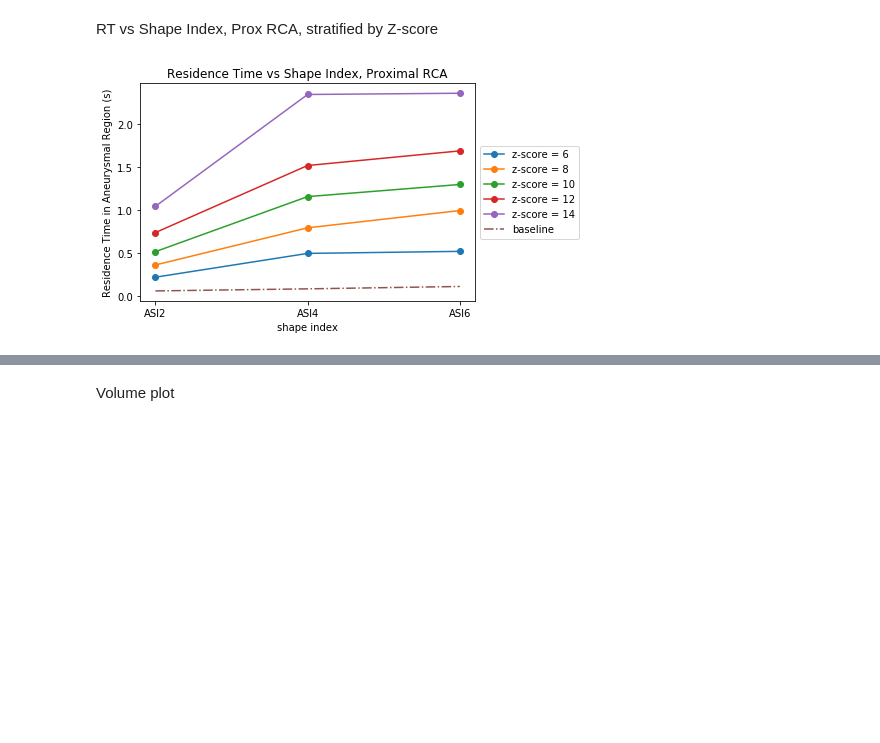
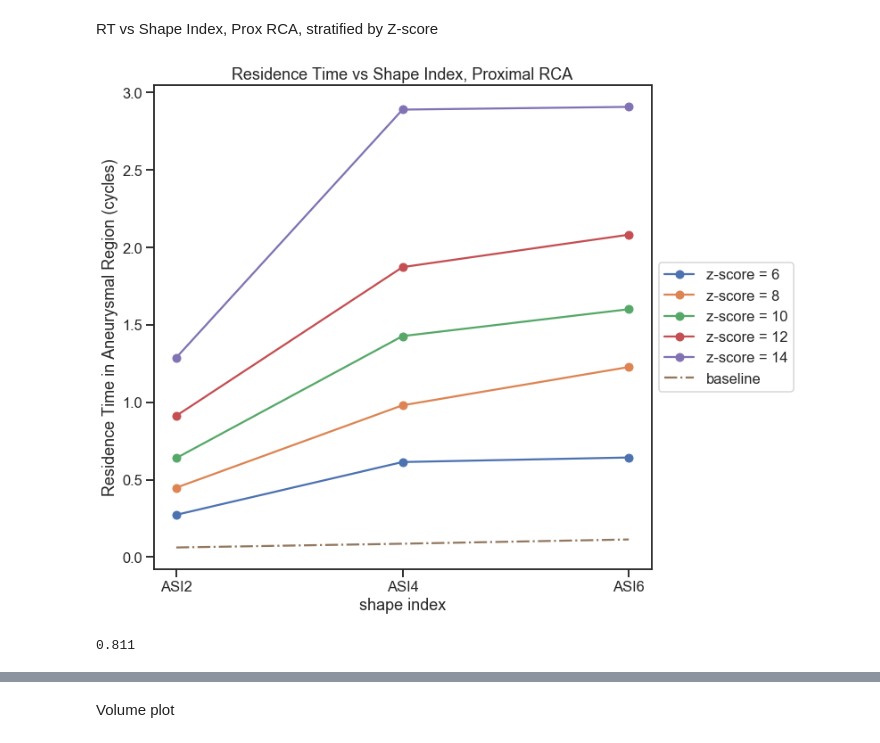
Before and after one commit to StanfordCBCL/KD-project, a Jupyter notebook: RT Visualization.ipynb, the cells around one changed output, grey strips where cells are left out. Cells and saved outputs as stored; diff of their text form; code cells hidden in the pictures; blank space fills up the shorter version.

```diff
--- a/RT Visualization.ipynb
+++ b/RT Visualization.ipynb
@@ -7,3 +7,9 @@ import sys
 import matplotlib.pyplot as plt
 import seaborn as sns
 import pandas as pd
+
+sns.set(rc={"figure.figsize":(8,6)})
+sns.set_style('white', {'axes.spines.right':False})
+sns.set_style('ticks')
+sns.set_context('talk')
+sns.despine(trim=True)
@@ -32,14 +40,20 @@ Text(0.5,1,'AdvectionDiffusion/right/asi2/p1/RT1/int_r.dat')
 # %%
+dt = 0.000811
+cycle_time = dt*1000
 right_residence_times = {
-    'ASI2': [.2214,  0.36337, 0.51839, 0.73986, 1.0446],
-    'ASI4': [.49766, 0.79491, 1.1573, 1.5185, 2.3435],
-    'ASI6': [.52155, 0.99527, 1.2981, 1.6884, 2.3579]
+    'ASI2': {'prox':[.2214,  0.36337, 0.51839, 0.73986, 1.0446],
+             'med' :[0.29585, 0.42878,  0.57607 , 0.80149, 1.0183],
+             'dist':[0.0, 0.40835, 0.42525, 0.43983, 0.64517]},
+    'ASI4': {'prox':[.49766, 0.79491, 1.1573, 1.5185, 2.3435]},
+    'ASI6': {'prox':[.52155, 0.99527, 1.2981, 1.6884, 2.3579]}
 }
 
 right_volumes = {
-    'ASI2': [0.37912, 0.48379, 0.68129, 0.88389, 1.1165],
-    'ASI4': [0.90235, 1.3218, 1.9063, 2.5823, 2.8892],
-    'ASI6': [1.4014, 1.4651, 2.109, 2.9514, 4.0107],
+    'ASI2': {'prox':[0.37912, 0.48379, 0.68129, 0.88389, 1.1165],
+             'med': [0.2626, 0.40586, 0.58183, 0.80693, 1.0183],
+             'dist': [0, 0.61351, 1.2367, 2.4741, 3.2989]},
+    'ASI4': {'prox':[0.90235, 1.3218, 1.9063, 2.5823, 2.8892]},
+    'ASI6': {'prox':[1.4014, 1.4651, 2.109, 2.9514, 4.0107]},
 }
 
 baseline_residence_times = {
@@ -66,23 +80,27 @@ plotted_shapes = ['ASI2', 'ASI4', 'ASI6']
 # %% [markdown]
 RT vs Shape Index, Prox RCA, stratified by Z-score
 # %%
-fig = plt.figure()
+fig = plt.figure(figsize=(10,10))
 ax = fig.add_subplot(1, 1, 1)
+cur_pos = 'prox'
 
 for z, size in enumerate(z_scores):
     res_times = np.zeros((len(plotted_shapes), len(z_scores)))
     for a, shape in enumerate(plotted_shapes):
-        res_times[a, z] = right_residence_times[shape][z]
-    ax.plot(plotted_shapes, res_times[:,z], label = 'z-score = ' + str(plotted_z_scores[size]), marker='o')
+        res_times[a, z] = right_residence_times[shape][cur_pos][z]
+    ax.plot(plotted_shapes, res_times[:,z]/cycle_time, label = 'z-score = ' + str(plotted_z_scores[size]), marker='o')
 
 
 
 ax.plot(plotted_shapes, [baseline_residence_times[shape] for shape in plotted_shapes], label='baseline', linestyle='-.')
 ax.legend(loc='center left', bbox_to_anchor=(1, 0.5))
 #plt.legend()
 plt.xlabel('shape index')
-plt.ylabel('Residence Time in Aneurysmal Region (s)')
+plt.ylabel('Residence Time in Aneurysmal Region (cycles)')
 plt.title('Residence Time vs Shape Index, Proximal RCA')
 plt.show()
+
+print cycle_time
 # %% [output]
-[figure, old version]
+[figure, new version]
+0.811
```
Also changed, not shown: parts of 5 cells of this notebook, 9 other files.
